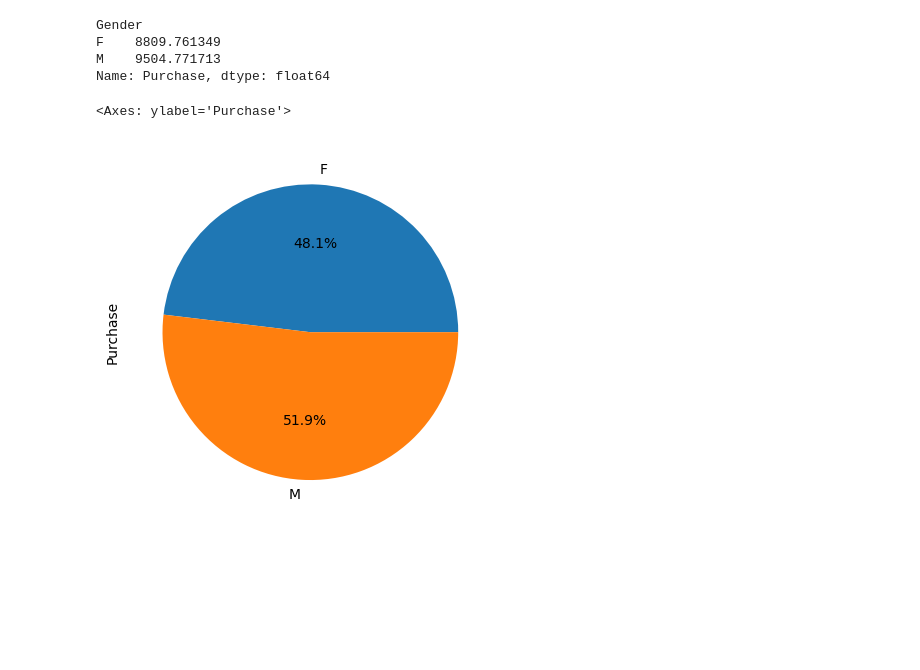
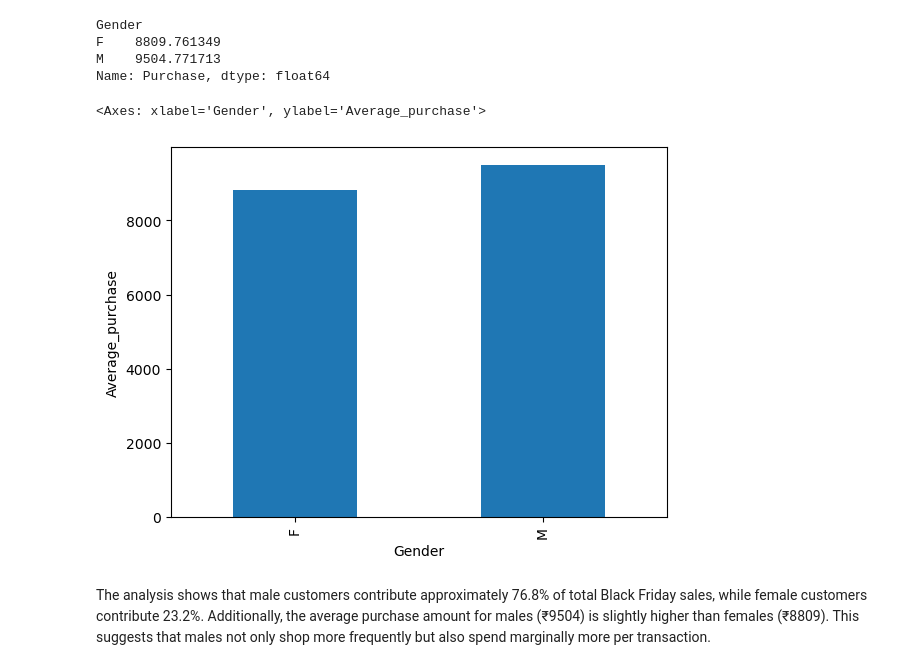
Before and after one commit to Darsh-Paliwal/Black_friday_sales_analysis, a Jupyter notebook: Project2.ipynb, the cells around one changed output. Drawn from its saved outputs; the diff is of its cells as text; code cells hidden in the pictures; blank space fills up the shorter version.

Commit message:
gender Analysis

```diff
--- a/Project2.ipynb
+++ b/Project2.ipynb
@@ -151,7 +151,9 @@ F    8809.761349
 M    9504.771713
 Name: Purchase, dtype: float64
 # %%
-df.groupby('Gender')['Purchase'].mean().plot(kind='pie' , autopct='%.1f%%')
+df.groupby('Gender')['Purchase'].mean().plot(kind='bar' , ylabel='Average_purchase')
 # %% [output]
-<Axes: ylabel='Purchase'>
+<Axes: xlabel='Gender', ylabel='Average_purchase'>
-[figure, old version]
+[figure, new version]
+# %% [markdown]
+The analysis shows that male customers contribute approximately 76.8% of total Black Friday sales, while female customers contribute 23.2%. Additionally, the average purchase amount for males (₹9504) is slightly higher than females (₹8809). This suggests that males not only shop more frequently but also spend marginally more per transaction.
```
